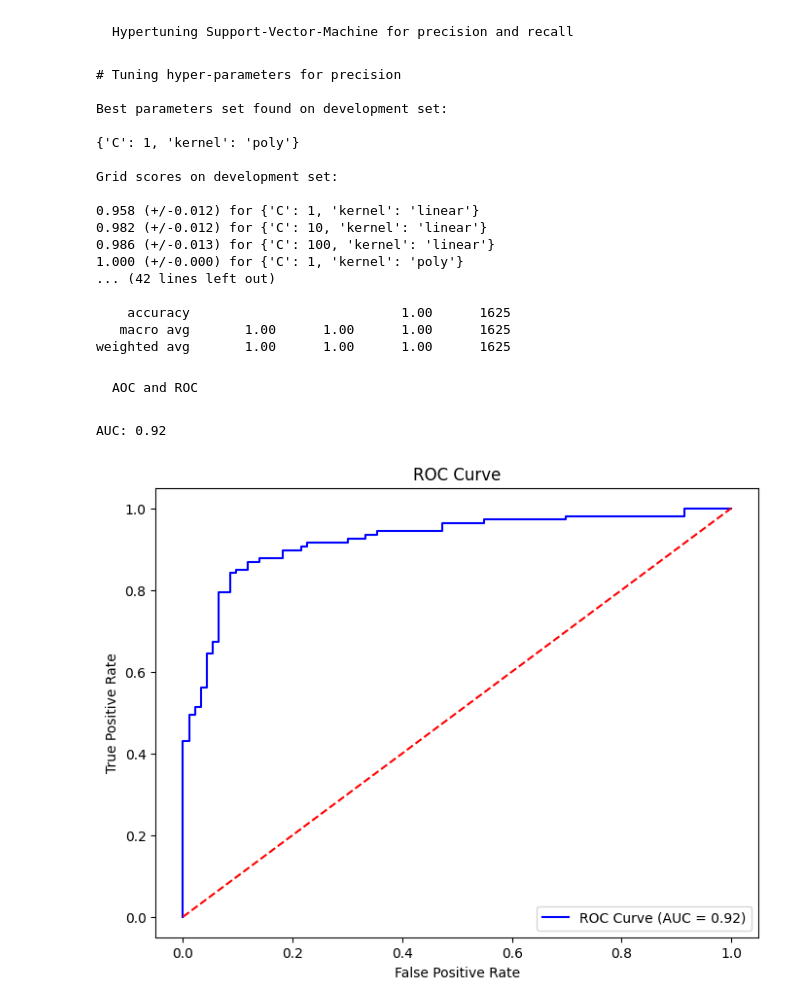
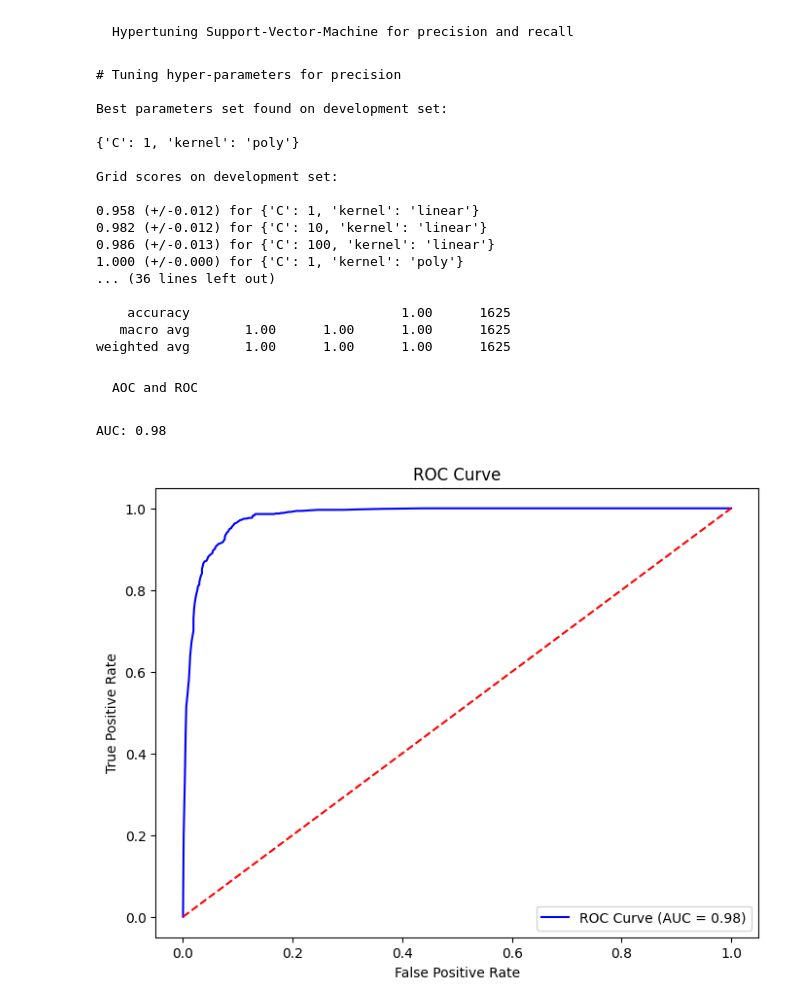
Before and after one commit to Julian-wi22060/DataExplorationProject, a Jupyter notebook: marquardt.ipynb, the cells around one changed output. Saved outputs shown, nothing was run; the diff lists cells and outputs as text; code cells hidden in the pictures.

```diff
--- a/marquardt.ipynb
+++ b/marquardt.ipynb
@@ -624,40 +501,53 @@ plt.show()
 # %% [markdown]
     Hypertuning Support-Vector-Machine for precision and recall
 # %%
+# Define the hyperparameters to be tuned for SVM classifier
 tuned_parameters = [
     {"kernel": ["linear"], "C": [1, 10, 100]},
     {"kernel": ["poly"], "C": [1, 10, 100]},
 ]
 
+# Define the scoring metrics for evaluation
 scores = ["precision", "recall"]
 
+# Loop over each scoring metric
 for score in scores:
     print("# Tuning hyper-parameters for %s" % score)
     print()
 
+    # Initialize GridSearchCV with SVM classifier, tuned parameters and scoring metric
     clf = GridSearchCV(svm.SVC(), tuned_parameters, scoring="%s_macro" % score)
+
+    # Fit GridSearchCV to the rescaled training data
     clf.fit(x_train_rescaled, y_train_transf)
 
+    # Print the best parameters found on the development set
     print("Best parameters set found on development set:")
     print()
     print(clf.best_params_)
     print()
+
+    # Print the grid scores on the development set
     print("Grid scores on development set:")
     print()
     means = clf.cv_results_["mean_test_score"]
     stds = clf.cv_results_["std_test_score"]
+
+    # Loop over each combination of mean score, standard deviation and hyperparameters
     for mean, std, params in zip(means, stds, clf.cv_results_["params"]):
         print("%0.3f (+/-%0.03f) for %r" % (mean, std * 2, params))
     print()
 
-    print("Detailed classification report:")
+    # Print the classification report on the test set
+    print("Classification report:")
     print()
-    print("The model is trained on the full development set.")
-    print("The scores are computed on the full evaluation set.")
+
+    # Predict the target labels for the test features using the best estimator
+    y_true, y_pred = y_test_transf, clf.predict(scaling.transform(x_test_transf))
+
+    # Print the classification report
+    print(classification_report(y_true, y_pred, target_names=["Edible", "Poisonous"]))
     print()
-    y_true, y_pred = y_test_transf, clf.predict(scaling.transform(x_test_transf))
-    print(classification_report(y_true, y_pred))
-    print()
 # %% [output]
 # Tuning hyper-parameters for precision
 
@@ -671,44 +561,48 @@ Grid scores on development set:
 0.982 (+/-0.012) for {'C': 10, 'kernel': 'linear'}
 0.986 (+/-0.013) for {'C': 100, 'kernel': 'linear'}
 1.000 (+/-0.000) for {'C': 1, 'kernel': 'poly'}
-... (42 lines left out)
+... (36 lines left out)
 
     accuracy                           1.00      1625
    macro avg       1.00      1.00      1.00      1625
 weighted avg       1.00      1.00      1.00      1625
 # %% [markdown]
     AOC and ROC
-# %%
-# Erstellen Sie ein synthetisches Datensatz
-X, y = make_classification(n_samples=1000, n_features=20, random_state=42)
-
-# Teilen Sie den Datensatz in Trainings- und Testdaten
-X_train, X_test, y_train, y_test = train_test_split(X, y, test_size=0.2, random_state=42)
-
-# Definieren und trainieren Sie ein logistisches Regressionsmodell
-model = LogisticRegression()
-model.fit(X_train, y_train)
-
-# Vorhersagen der Wahrscheinlichkeiten für die positive Klasse
-y_pred_prob = model.predict_proba(X_test)[:, 1]
-
-# Berechnen Sie den AUC
-auc = roc_auc_score(y_test, y_pred_prob)
-print(f"AUC: {auc:.2f}")
-# %% [output]
-AUC: 0.92
+# %%
+# Generate synthetic dataset with 8124 samples, 23 features, and a binary target variable just as mushrooms.csv (see mushroom_data.shape)
+X2, y2 = make_classification(n_samples=8124, n_features=23, random_state=42)
+
+# Split the dataset into training and test sets with a ratio of 80:20
+X2_train, X2_test, y2_train, y2_test = train_test_split(X2, y2, test_size=0.2, random_state=42)
+
+# Initialize RandomForestClassifier
+model = RandomForestClassifier()
+
+# Fit the model on the training data
+model.fit(X2_train, y2_train)
+
+# Predict probabilities for the test set
+y2_pred_prob = model.predict_proba(X2_test)[:, 1]
+
+# Compute the Area Under the Receiver Operating Characteristic Curve (ROC AUC) score
+auc = roc_auc_score(y2_test, y2_pred_prob)
+
+# Print the ROC AUC score
+print(f"AUC: {auc:.2f}")
+# %% [output]
+AUC: 0.98
 # %%
-# Berechnen Sie die ROC-Kurve
-fpr, tpr, thresholds = roc_curve(y_test, y_pred_prob)
+# Calculate ROC-curve
+fpr, tpr, thresholds = roc_curve(y2_test, y2_pred_prob)
 
-# Plot der ROC-Kurve
+# Plot ROC-curve
 plt.figure(figsize=(8, 6))
 plt.plot(fpr, tpr, color='blue', label=f'ROC Curve (AUC = {auc:.2f})')
 plt.plot([0, 1], [0, 1], color='red', linestyle='--')
 plt.xlabel('False Positive Rate')
 plt.ylabel('True Positive Rate')
 plt.title('ROC Curve')
 plt.legend(loc='lower right')
 plt.show()
 # %% [output]
-[figure, old version]
+[figure, new version]
```
Also changed, not shown: parts of 54 cells of this notebook.
